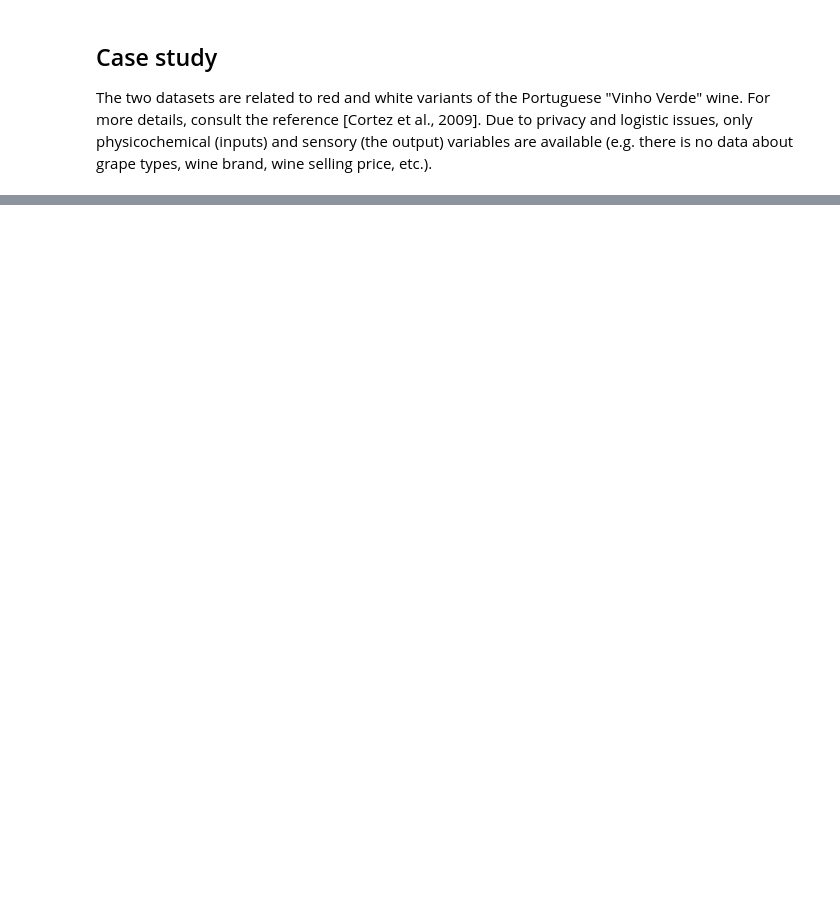
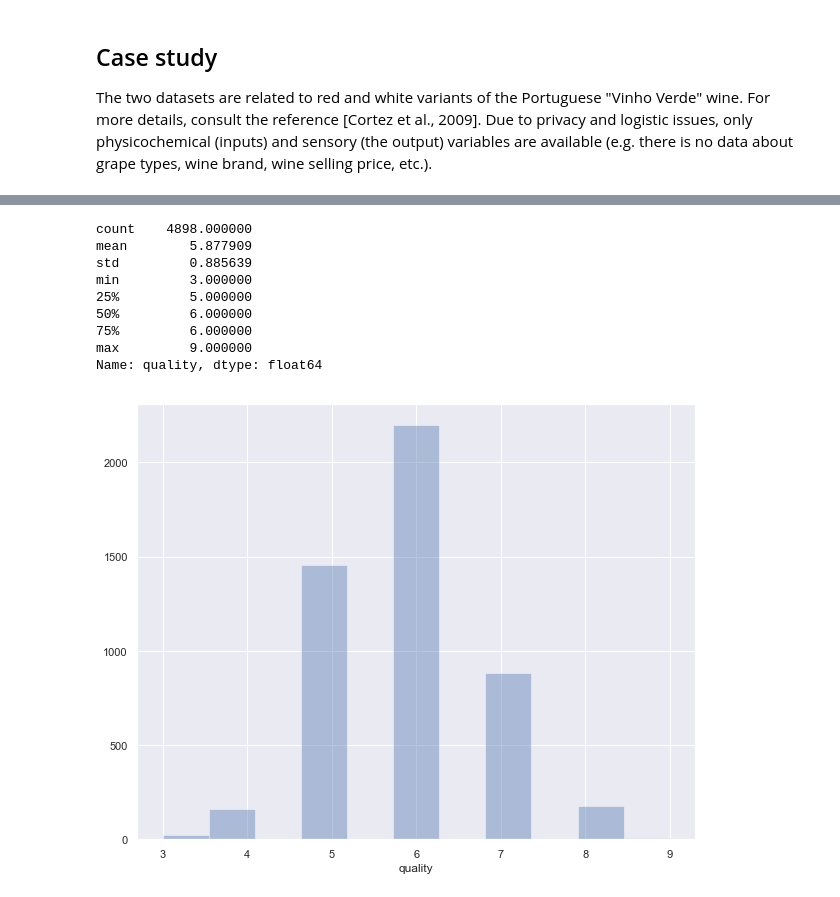
Before and after one commit to jakub-tomczak/WineQuality, a Jupyter notebook: notebooks/case_study.ipynb, the cells around one changed output, grey strips where cells are left out. Saved outputs shown, nothing was run; the diff lists cells and outputs as text; code cells hidden in the pictures; blank space fills up the shorter version.

```diff
--- a/notebooks/case_study.ipynb
+++ b/notebooks/case_study.ipynb
@@ -19,4 +9,0 @@ dataset_name = 'winequality-red.csv'
-# %%
-plot_directory = 'plots'
-def save_plot(plt, name):
-    plt.savefig('{}/{}/{}.svg'.format(base_directory, plot_directory, name))
@@ -153,0 +23,8 @@ to
+# %%
+base_directory = 'D:\\iswd_1\\um\\laby\\case_study\\'
+dataset_path = 'data'
+dataset_name = 'winequality-white.csv'
+# %%
+plot_directory = 'plots'
+def save_plot(plt, name, extension='svg'):
+    plt.savefig('{}/{}/{}.{}'.format(base_directory, plot_directory, name, extension))
@@ -153,0 +177,17 @@ to
+# %%
+sns.set(font_scale=1)
+fig, ax = plt.subplots(figsize=(10,8))
+sns.distplot(wine_data['quality'], bins=11, kde=False, ax=ax)
+save_plot(plt, 'histogram_quality_{}'.format(dataset_name.split('.')[0]))
+wine_data['quality'].describe()
+# %% [output]
+count    4898.000000
+mean        5.877909
+std         0.885639
+min         3.000000
+25%         5.000000
+50%         6.000000
+75%         6.000000
+max         9.000000
+Name: quality, dtype: float64
+[figure, added]
```
Also changed, not shown: parts of 51 cells of this notebook.
